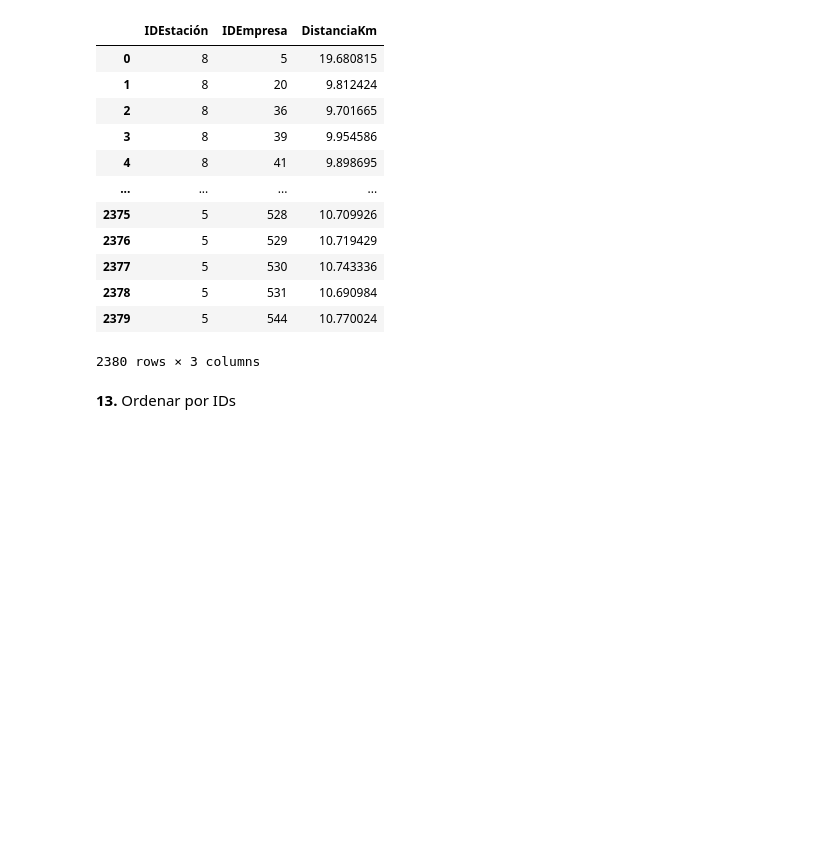
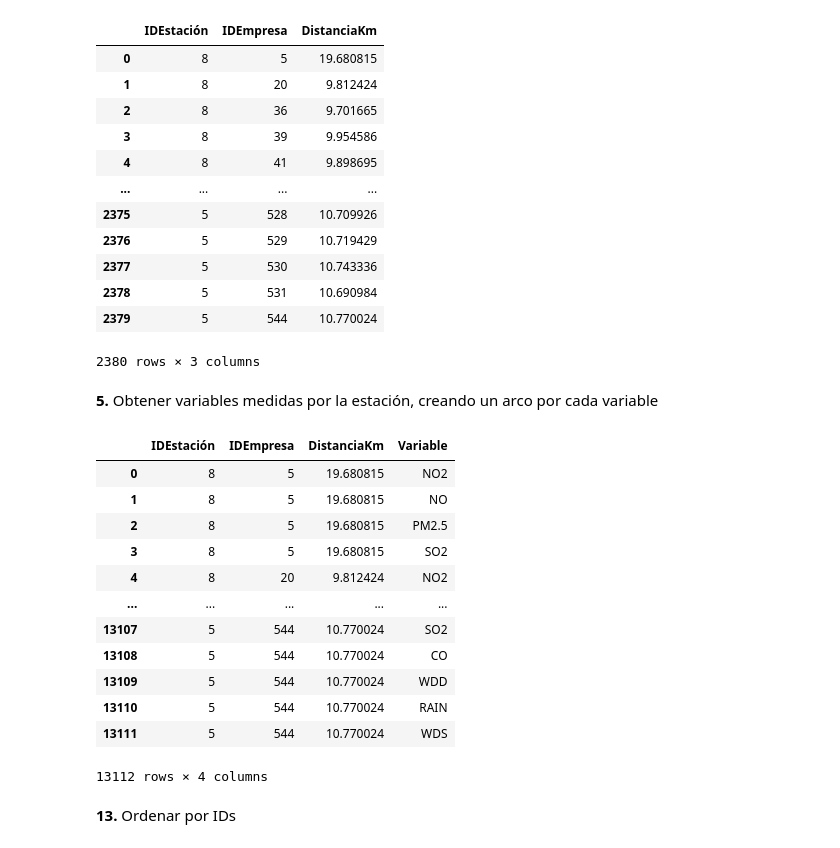
Before and after one commit to sariswis/Proyecto-Visual-Analytics, a Jupyter notebook: preparacion/Dataset 8 - Matriz Estación - Empresa.ipynb, the cells around one changed output. Cells and saved outputs as stored; diff of their text form; code cells hidden in the pictures; blank space fills up the shorter version.

```diff
--- a/preparacion/Dataset 8 - Matriz Estación - Empresa.ipynb
+++ b/preparacion/Dataset 8 - Matriz Estación - Empresa.ipynb
@@ -56,6 +56,7 @@ Lectura y muestra del archivo
 # %%
 stations = pd.read_csv('../data/original/air_quality_stations.csv')
 permits = pd.read_csv('../data/preparada/emission_permits.csv')
+measurements = pd.read_csv('../data/preparada/measurements.csv')
 # %% [markdown]
 **1.** Eliminar columnas
 # %%
@@ -96,3 +97,6 @@ permits
 | 534 | 543 | 4.303990 | -74.803157 |
 | 535 | 544 | 4.508521 | -74.147822 |
 536 rows × 3 columns
+# %%
+measurements = measurements[['station', 'variable']]
+measurements
@@ -154,6 +196,29 @@ df
 | 2378 | 5 | 531 | 10.690984 |
 | 2379 | 5 | 544 | 10.770024 |
 2380 rows × 3 columns
+# %% [markdown]
+**5.** Obtener variables medidas por la estación, creando un arco por cada variable
+# %%
+df = df.merge(
+    measurements,
+    how='inner',
+    on='IDEstación'
+)
+df
+# %% [output]
+|  | IDEstación | IDEmpresa | DistanciaKm | Variable |
+| 0 | 8 | 5 | 19.680815 | NO2 |
+| 1 | 8 | 5 | 19.680815 | NO |
+| 2 | 8 | 5 | 19.680815 | PM2.5 |
+| 3 | 8 | 5 | 19.680815 | SO2 |
+| 4 | 8 | 20 | 9.812424 | NO2 |
+| ... | ... | ... | ... | ... |
+| 13107 | 5 | 544 | 10.770024 | SO2 |
+| 13108 | 5 | 544 | 10.770024 | CO |
+| 13109 | 5 | 544 | 10.770024 | WDD |
+| 13110 | 5 | 544 | 10.770024 | RAIN |
+| 13111 | 5 | 544 | 10.770024 | WDS |
+13112 rows × 4 columns
 # %% [markdown]
 **13.** Ordenar por IDs
 # %%
```
Also changed, not shown: parts of 8 cells of this notebook, 11 other files.
